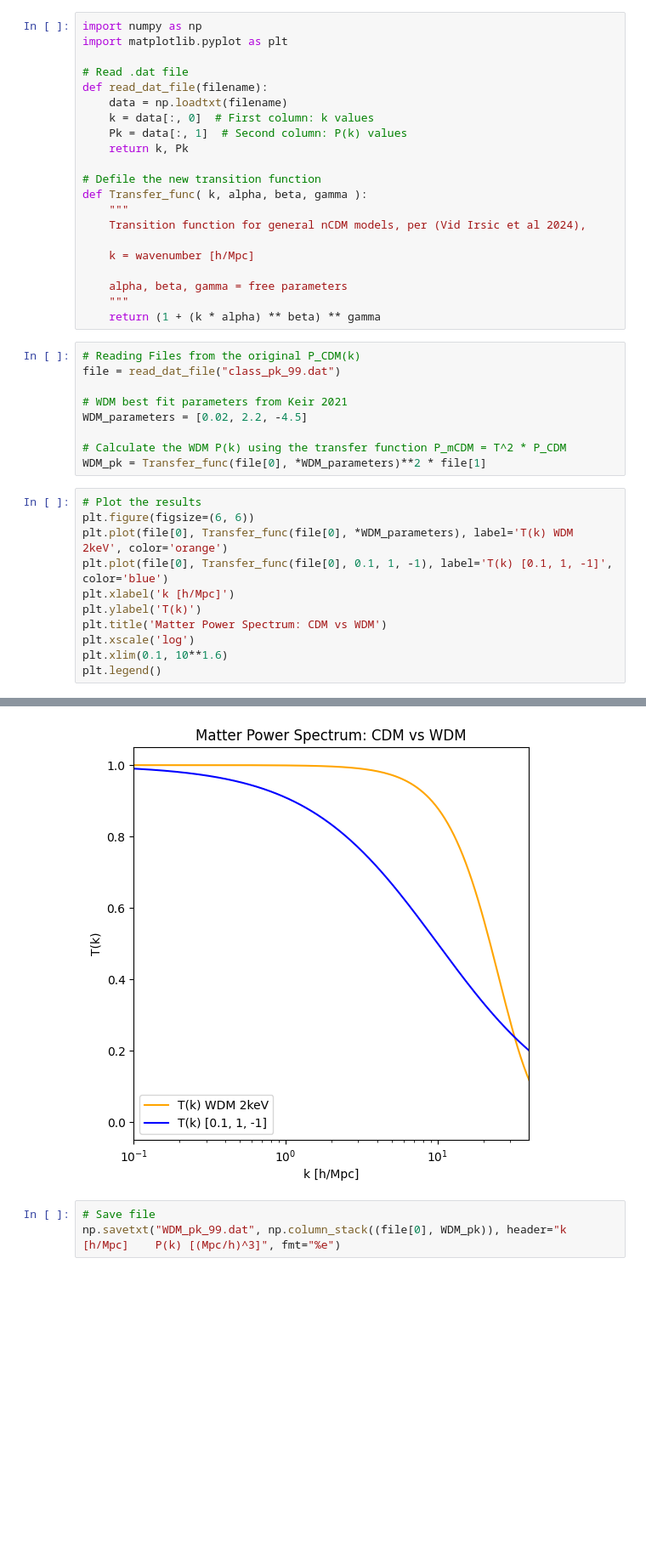
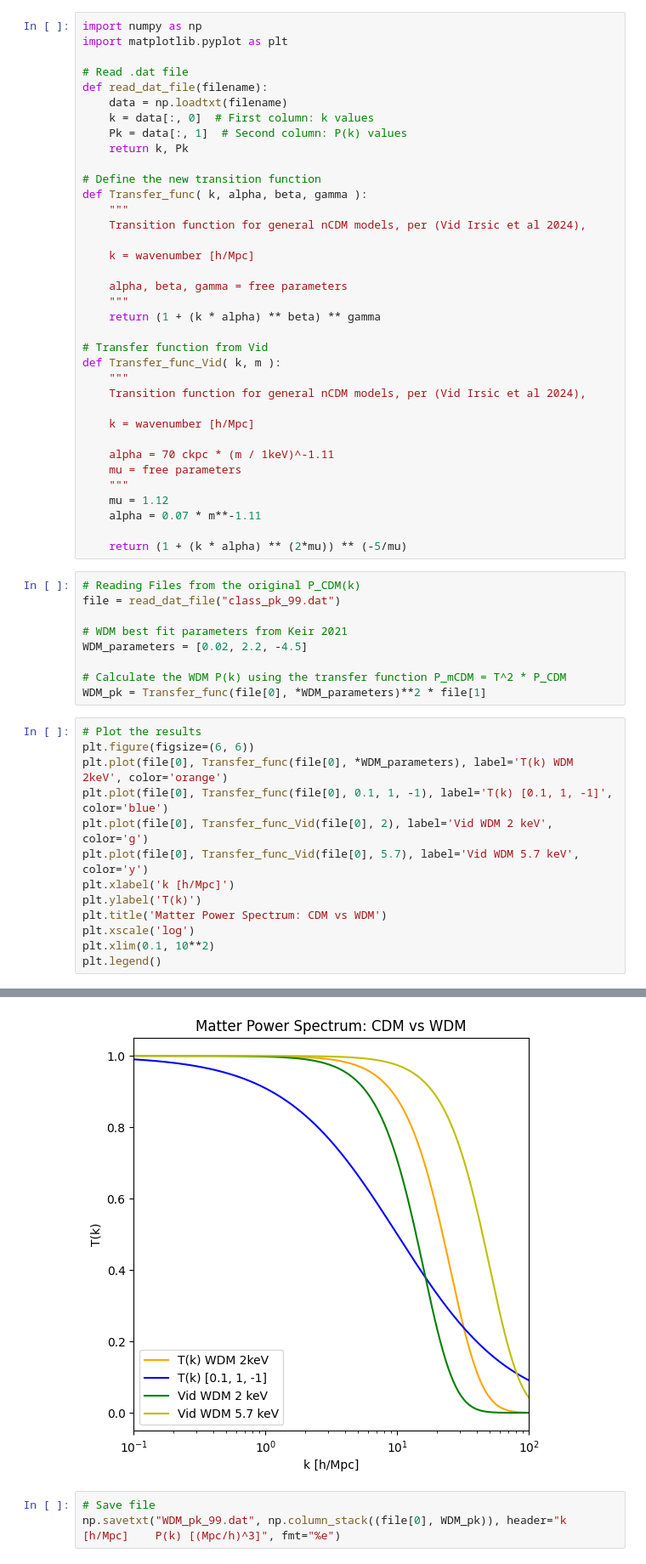
Before and after one commit to willsonho2000/MP-Gadget, a Jupyter notebook: runs/pk_tk_generate.ipynb, the cells around one changed output, grey strips where cells are left out. Shown at 85% size. Cells and saved outputs as stored; diff of their text form; blank space fills up the shorter version.

```diff
--- a/runs/pk_tk_generate.ipynb
+++ b/runs/pk_tk_generate.ipynb
@@ -9,7 +9,7 @@ def read_dat_file(filename):
     Pk = data[:, 1]  # Second column: P(k) values
     return k, Pk
 
-# Defile the new transition function
+# Define the new transition function
 def Transfer_func( k, alpha, beta, gamma ):
     """
     Transition function for general nCDM models, per (Vid Irsic et al 2024),
@@ -19,6 +19,21 @@ def Transfer_func( k, alpha, beta, gamma ):
     alpha, beta, gamma = free parameters
     """
     return (1 + (k * alpha) ** beta) ** gamma
+
+# Transfer function from Vid
+def Transfer_func_Vid( k, m ):
+    """
+    Transition function for general nCDM models, per (Vid Irsic et al 2024),
+
+    k = wavenumber [h/Mpc]
+
+    alpha = 70 ckpc * (m / 1keV)^-1.11
+    mu = free parameters
+    """
+    mu = 1.12
+    alpha = 0.07 * m**-1.11
+
+    return (1 + (k * alpha) ** (2*mu)) ** (-5/mu)
 # %%
 # Reading Files from the original P_CDM(k)
 file = read_dat_file("class_pk_99.dat")
@@ -31,17 +46,19 @@ WDM_pk = Transfer_func(file[0], *WDM_parameters)**2 * file[1]
 # %%
 # Plot the results
 plt.figure(figsize=(6, 6))
 plt.plot(file[0], Transfer_func(file[0], *WDM_parameters), label='T(k) WDM 2keV', color='orange')
 plt.plot(file[0], Transfer_func(file[0], 0.1, 1, -1), label='T(k) [0.1, 1, -1]', color='blue')
+plt.plot(file[0], Transfer_func_Vid(file[0], 2), label='Vid WDM 2 keV', color='g')
+plt.plot(file[0], Transfer_func_Vid(file[0], 5.7), label='Vid WDM 5.7 keV', color='y')
 plt.xlabel('k [h/Mpc]')
 plt.ylabel('T(k)')
 plt.title('Matter Power Spectrum: CDM vs WDM')
 plt.xscale('log')
-plt.xlim(0.1, 10**1.6)
+plt.xlim(0.1, 10**2)
 plt.legend()
 # %% [output]
 <matplotlib.legend.Legend at 0x...>
-[figure, old version]
+[figure, new version]
 # %%
 # Save file
 np.savetxt("WDM_pk_99.dat", np.column_stack((file[0], WDM_pk)), header="k [h/Mpc]    P(k) [(Mpc/h)^3]", fmt="%e")
```
